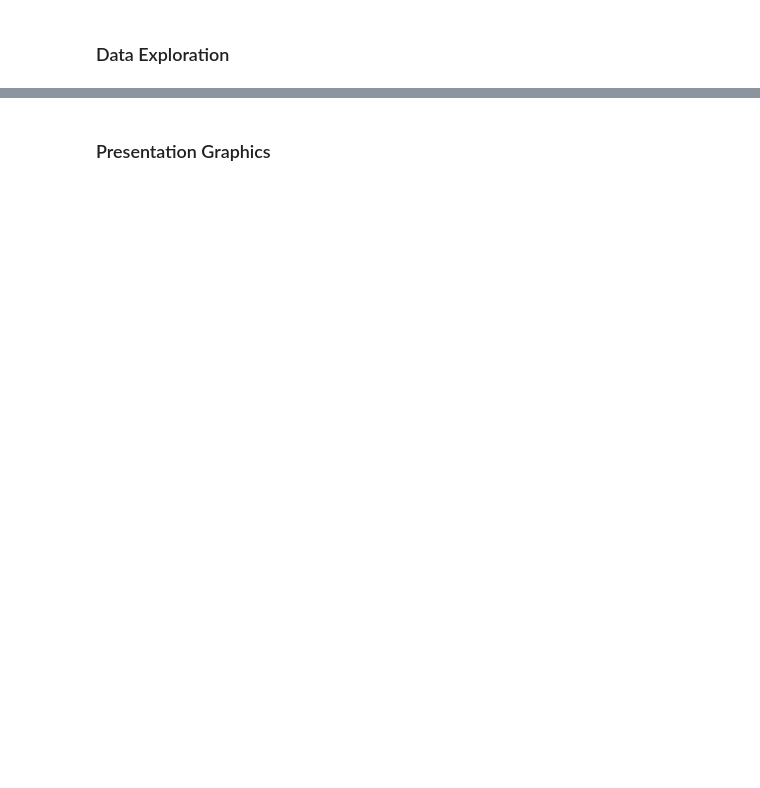
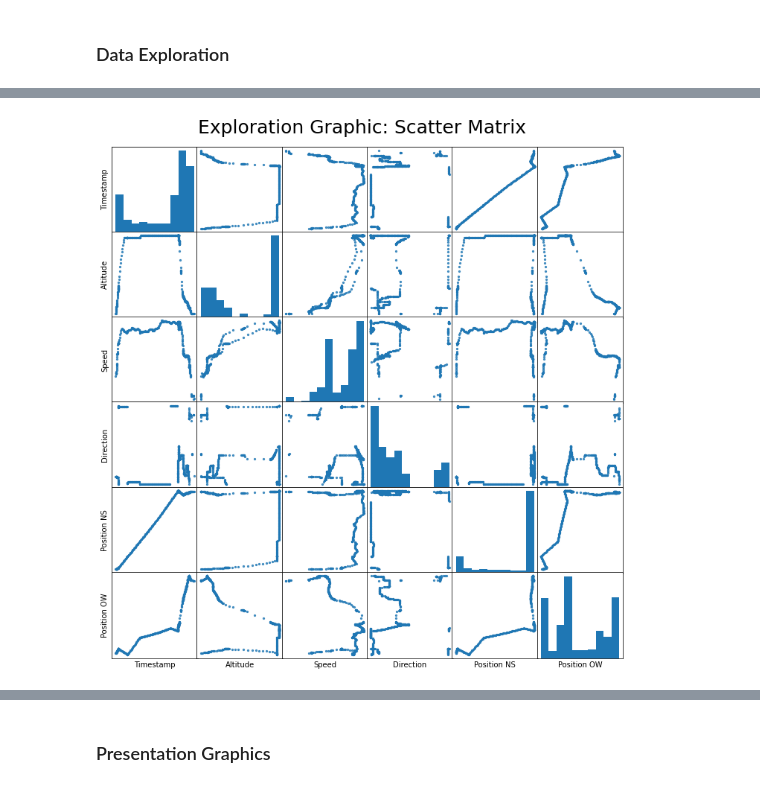
Before and after one commit to timo282/Ryanair_Flight_FR4978, a Jupyter notebook: Posterpräsentation.ipynb, the cells around one changed output, grey strips where cells are left out. Drawn from its saved outputs; the diff is of its cells as text; code cells hidden in the pictures; blank space fills up the shorter version.

```diff
--- a/Posterpräsentation.ipynb
+++ b/Posterpräsentation.ipynb
@@ -194,0 +207,32 @@ Text(0.5, 1.0, 'Exploration Graphic: Scatter Matrix with Histograms')
+# %%
+'''Selbe Grafik wie oben, nur manuell erstellt (falls Pandas plotting nicht verwendet werden darf)'''
+
+cols=["Timestamp", "Altitude", "Speed", "Direction", "Position NS", "Position OW"]
+fig = plt.figure(figsize=[9.6,9.6])
+
+def scattermatrix_selfmade(df, cols, ax=ax):
+    i=1
+    for col in cols:
+        for col2 in cols:
+            ax = fig.add_subplot(len(cols),len(cols),i)
+            i+=1
+            if col==col2:
+                ax.hist(df[col])
+            else:
+                ax.scatter(df[col2], df[col], s=5, alpha=0.8)
+            ax.set_xticks([]) #graph shall just give an overview, details (such as ticks) not required
+            ax.set_yticks([])
+            if (i+len(cols)-2)%len(cols)==0:
+                ax.set_ylabel(col)
+            if i>(len(cols)**2)-len(cols)+1:
+                ax.set_xlabel(col2)
+
+scattermatrix_selfmade(df, cols)
+
+fig.tight_layout(pad=-0.5)
+fig.suptitle("Exploration Graphic: Scatter Matrix", fontsize=25, y=1.06)
+
+fig.savefig('Plots/scatter_matrix2.svg', bbox_inches='tight')
+fig.savefig('Plots/scatter_matrix2.png', bbox_inches='tight')
+# %% [output]
+[figure, added]
```
Also changed, not shown: parts of 29 cells of this notebook.
